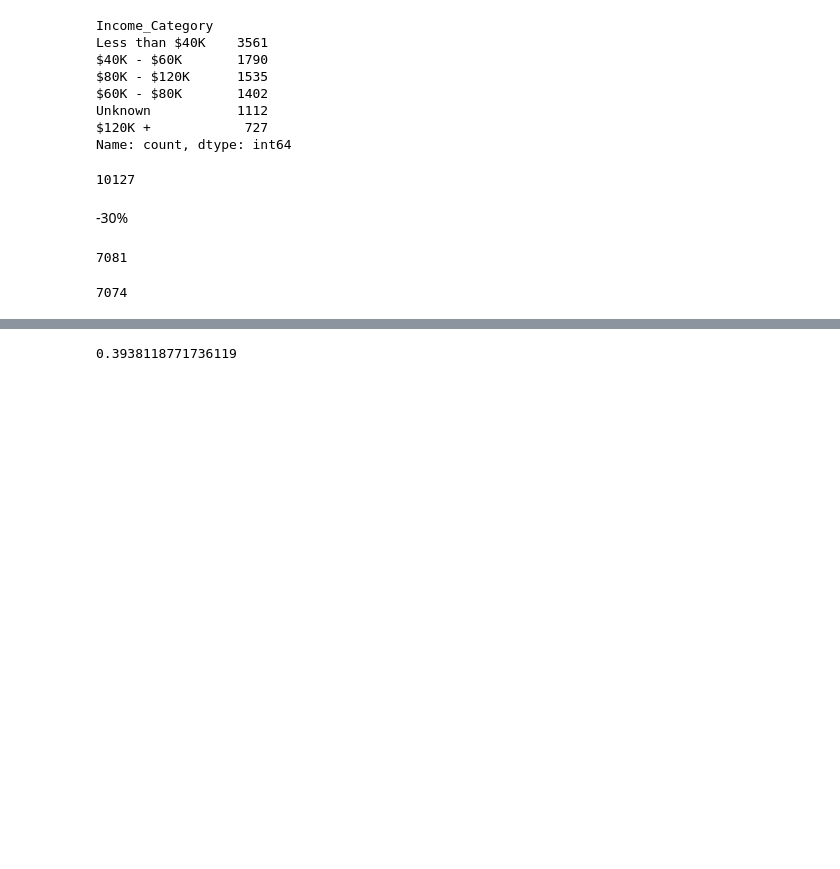
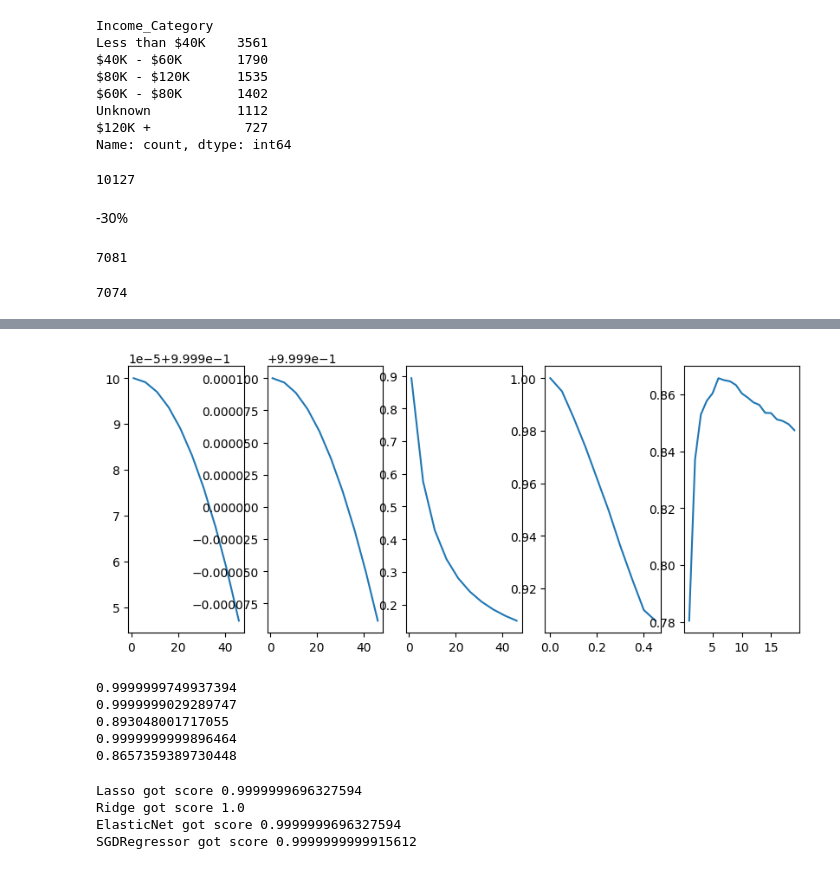
Before and after one commit to rawr-0/ML_practice_proj, a Jupyter notebook: first.ipynb, the cells around one changed output, grey strips where cells are left out. Drawn from its saved outputs; the diff is of its cells as text; code cells hidden in the pictures; blank space fills up the shorter version.

```diff
--- a/first.ipynb
+++ b/first.ipynb
@@ -243,8 +250,0 @@ x_test = scaler.fit_transform(x_test)
-# %%
-from sklearn import linear_model
-s = 0
-for i in np.arange(1,1000,1):
-    clf1 = linear_model.Lasso(alpha=i,max_iter=100000)
-    clf1.fit(x_train,y_train)
-    s = max(s,clf1.score(x_test, y_test))
-s
@@ -253,7 +250,0 @@ s
-# %%
-s = 0
-for i in np.arange(1,1000,1):
-    clf2 = linear_model.Ridge(alpha=i,max_iter=100000)
-    clf2.fit(x_train,y_train)
-    s = max(s,clf2.score(x_test, y_test))
-s
@@ -299,0 +251,15 @@ reg.score(x_test, y_test)
+# %%
+from sklearn import linear_model
+
+x = []
+y = []
+def append(values, func):
+    x.append(values)
+    y.append(list(map(func, values)))
+
+
+def f(a):
+    clf = linear_model.Lasso(alpha=a, max_iter=1000000)
+    clf.fit(x_train, y_train)
+    return clf.score(x_test, y_test)
+append(np.arange(1, 50, 5), f)
@@ -300,8 +284,44 @@ reg.score(x_test, y_test)
 # %%
-from sklearn.ensemble import GradientBoostingRegressor
-
-clf = GradientBoostingRegressor()
-clf.fit(x_train, y_train)
-clf.score(x_test, y_test)
+from sklearn import neighbors
+def f(a):
+    clf = neighbors.KNeighborsRegressor(a)
+    clf.fit(x_train, y_train)
+    return clf.score(x_test, y_test)
+append(np.arange(1, 20, 1), f)
-# %% [output]
-0.3938118771736119
+# %%
+fig, axes = plt.subplots(1,len(y), figsize=(10,4))
+for i in range(len(y)):
+    axes[i].plot(x[i], y[i])
+plt.show()
+
+for list in y:
+    print(max(list))
+# %% [output]
+[figure, added]
+0.9999999749937394
+0.9999999029289747
+0.893048001717055
+0.9999999999896464
+0.8657359389730448
+# %%
+from sklearn.neighbors import KNeighborsRegressor
+
+clf = KNeighborsRegressor(8)
+clf.fit(x_train, y_train)
+clf.score(x_test, y_test)
+#pd.DataFrame(clf.predict(x_test)).to_csv('test_predict.csv', index=False)
+
+def test_model(model):
+	model.fit(x_train, y_train)
+	score = model.score(x_test, y_test)
+	print(model.__class__.__name__, 'got score', score)
+
+test_model(linear_model.Lasso(alpha=0, max_iter=1000000))
+test_model(linear_model.Ridge(alpha=0, max_iter=1000000))
+test_model(linear_model.ElasticNet(alpha=0, max_iter=1000000))
+test_model(linear_model.SGDRegressor(alpha=0, max_iter=1000000))
+# %% [output]
+Lasso got score 0.9999999696327594
+Ridge got score 1.0
+ElasticNet got score 0.9999999696327594
+SGDRegressor got score 0.9999999999915612
```
Also changed, not shown: parts of 23 cells of this notebook.
